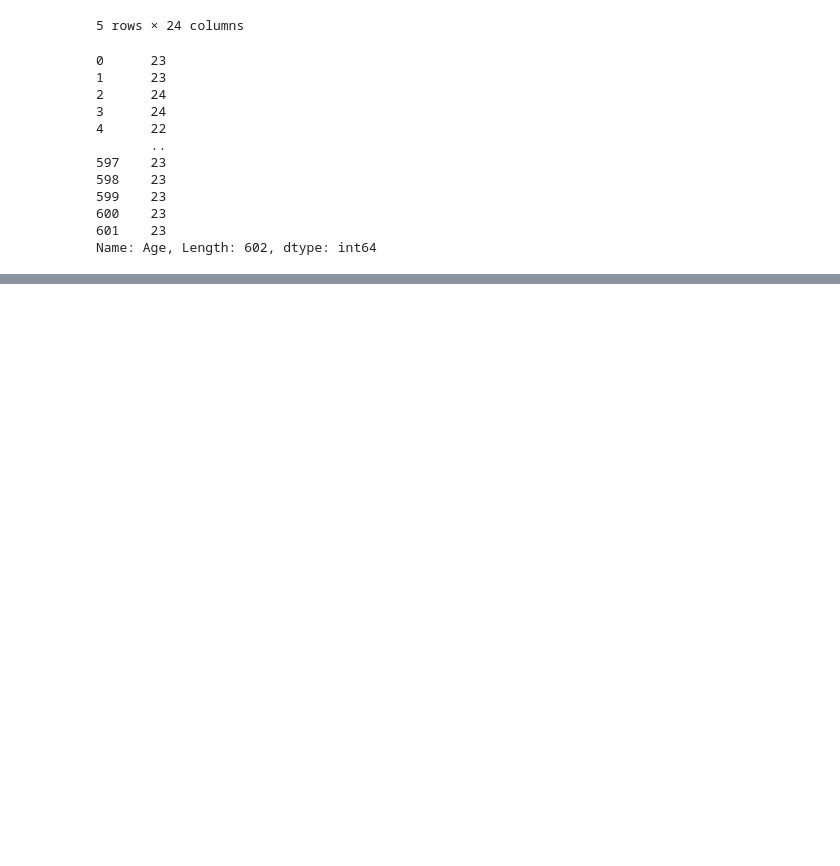
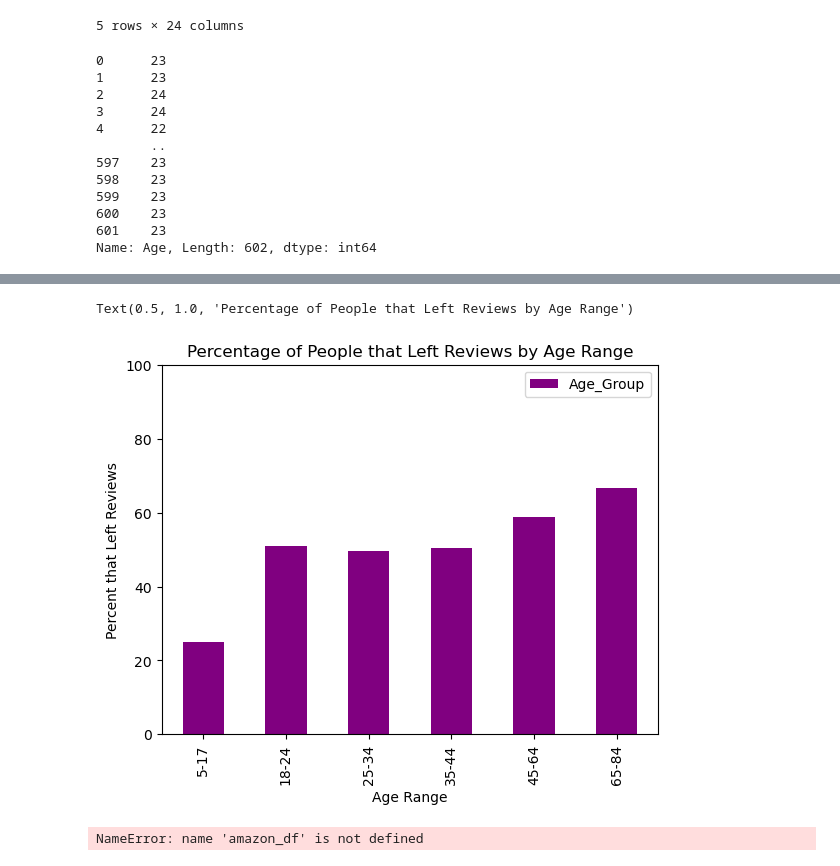
Before and after one commit to bgroble/Project1-G5, a Jupyter notebook: Amazon_Code_Group5 copy.ipynb, the cells around one changed output, grey strips where cells are left out. Drawn from its saved outputs; the diff is of its cells as text; code cells hidden in the pictures; blank space fills up the shorter version.

```diff
--- a/Amazon_Code_Group5 copy.ipynb
+++ b/Amazon_Code_Group5 copy.ipynb
@@ -105,2 +108,68 @@ Text(0.5, 0, 'Gender')
+# %%
+# Creating bins for the age ranges as used by the US Census
+age_bins = [0, 5, 17, 24, 34, 44, 64, 84]
+age_group_labels = ['0-5', '5-17', '18-24', '25-34', '35-44', '45-64', '65-84']
+
+# Create a new column in the CSV for "Age_Group"
+amazon_df['Age_Group'] = pd.cut(amazon_df['Age'], bins=age_bins, labels=age_group_labels, right=False)
+
+
+#group by age
+age_range = amazon_df.groupby("Age_Group")["Age_Group"].count().reset_index(name = "counts")
+age_range
+
+#group by age group and reviews left
+age_range_reviews = amazon_df.groupby(["Age_Group", "Review_Left"]).size().reset_index(name='Count')
+age_range_reviews
+
+# Filter for people who said yes in each age range
+toddlers_yes = age_range_reviews[(age_range_reviews["Age_Group"] == '0-5') & (age_range_reviews["Review_Left"] == 'Yes')]['Count'].values[0]
+kids_yes = age_range_reviews[(age_range_reviews["Age_Group"] == '5-17') & (age_range_reviews["Review_Left"] == 'Yes')]['Count'].values[0]
+young_adults_yes  = age_range_reviews[(age_range_reviews["Age_Group"] == '18-24') & (age_range_reviews["Review_Left"] == 'Yes')]['Count'].values[0]
+millenial_yes = age_range_reviews[(age_range_reviews["Age_Group"] == '25-34') & (age_range_reviews["Review_Left"] == 'Yes')]['Count'].values[0]
+adult_yes = age_range_reviews[(age_range_reviews["Age_Group"] == '35-44') & (age_range_reviews["Review_Left"] == 'Yes')]['Count'].values[0]
+middle_aged_yes = age_range_reviews[(age_range_reviews["Age_Group"] == '45-64') & (age_range_reviews["Review_Left"] == 'Yes')]['Count'].values[0]
+old_yes = age_range_reviews[(age_range_reviews["Age_Group"] == '65-84') & (age_range_reviews["Review_Left"] == 'Yes')]['Count'].values[0]
+
+#percentage of each age group who said yes
+kids_percentage =  kids_yes/age_range.loc[age_range['Age_Group'] == '5-17']['counts'].values[0]*100
+young_adults_percentage =  young_adults_yes/age_range.loc[age_range['Age_Group'] == '18-24']['counts'].values[0]*100
+millenial_percentage =  millenial_yes/age_range.loc[age_range['Age_Group'] == '25-34']['counts'].values[0]*100
+adult_percentage =  adult_yes/age_range.loc[age_range['Age_Group'] == '35-44']['counts'].values[0]*100
+middle_aged_percentage =  middle_aged_yes/age_range.loc[age_range['Age_Group'] == '45-64']['counts'].values[0]*100
+old_percentage =  old_yes/age_range.loc[age_range['Age_Group'] == '65-84']['counts'].values[0]*100
+
+percentage_of_reviews_by_age = pd.DataFrame({
+    'Age_Group': [kids_percentage, young_adults_percentage, millenial_percentage, adult_percentage, middle_aged_percentage, old_percentage]}, index = ["5-17", "18-24", "25-34", "35-44", "45-64", "65-84"])
+
+
+colors = 'purple'
+reviews_by_age_bar = percentage_of_reviews_by_age.plot(kind="bar", ylim = (0,100), color=colors)
+reviews_by_age_bar.set_ylabel("Percent that Left Reviews")
+reviews_by_age_bar.set_xlabel("Age Range")
+reviews_by_age_bar.set_title("Percentage of People that Left Reviews by Age Range")
+# %% [output]
+Text(0.5, 1.0, 'Percentage of People that Left Reviews by Age Range')
+[figure, added]
+# %%
+# Split multiple response shopping categories based on commas
+split_categories = amazon_df['Purchase_Categories'].str.split(',', expand=True)
+
+# Reshape the DataFrame by stacking and resetting index because splitting creates multiple columns
+each_shopping_category = split_categories.stack().reset_index(level=1, drop=True).reset_index(name='Shopping_Category')
+
+# Merge split shopping categories with amazon df
+shopping_merged = pd.merge(each_shopping_category, amazon_df, how="left", left_on="Shopping_Category", right_on="Purchase_Categories")
+
+# Drop the duplicate 'Purchase_Categories' column from the original DataFrame
+shopping_merged = shopping_merged.drop(columns='Purchase_Categories')
+
+# Drop duplicate rows to consider only unique occurrences
+shopping_merged_unique = shopping_merged.drop_duplicates(subset=['Shopping_Category'])
+
+# Count unique occurrences of each shopping category
+category_counts = shopping_merged_unique['Shopping_Category'].value_counts().reset_index(name='Counts')
+# %% [output]
+NameError: name 'amazon_df' is not defined
 # %%
 # Question 4: Is there a strong correlation between browsing frequency and purchase frequency?
```
Also changed, not shown: parts of 1 cell of this notebook, 3 other files.
